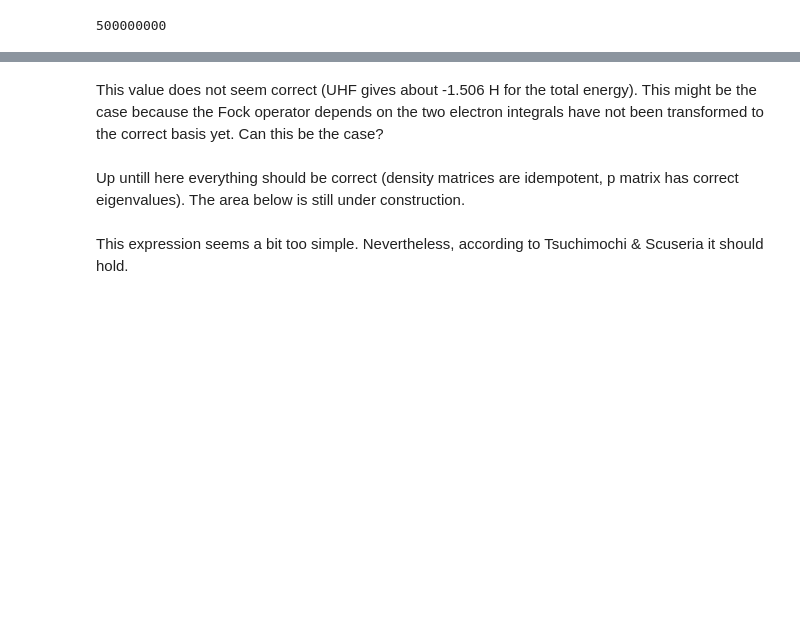
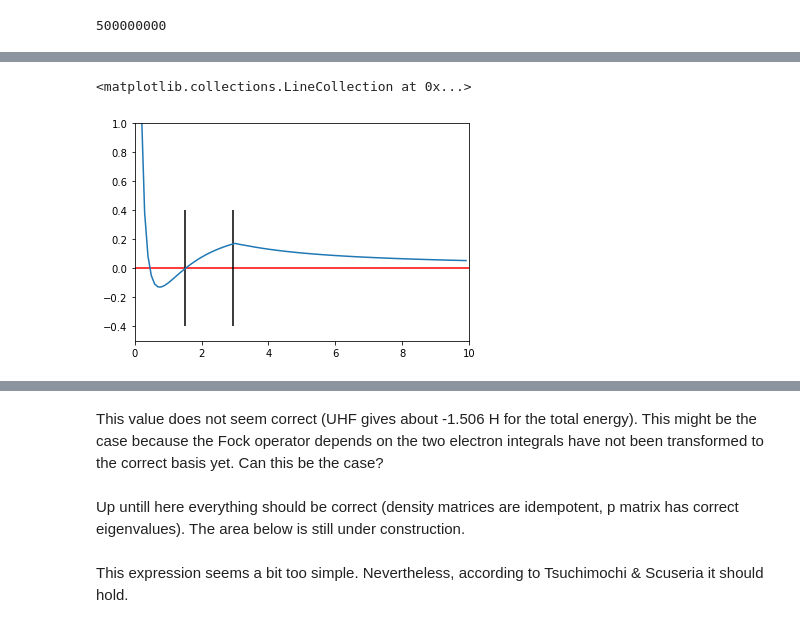
Before and after one commit to ruvdrsti/Bachelor_project, a Jupyter notebook: Recovery_notebook.ipynb, the cells around one changed output, grey strips where cells are left out. Cells and saved outputs as stored; diff of their text form; code cells hidden in the pictures; blank space fills up the shorter version.

```diff
--- a/Recovery_notebook.ipynb
+++ b/Recovery_notebook.ipynb
@@ -243,14 +179,34 @@ psi4.energy("scf")
+# %%
+psi4.set_options({'basis': "cc-pvdz"})
+distances = np.arange(0.2, 10, 0.1)
+atom = ConstrainedMolecule("""
+H
+""")
+E_elek_list = []
+E_total_list = []
+loglist = []
+
+E_H = atom.iteratinator()
+for distance in distances:
+    hydrogen = ConstrainedMolecule(
+    f"""
+    H 0 0 0
+    H {distance} 0 0
+
+    """)
+
+    E_total = hydrogen.iteratinator()
+    E = E_total - 2*E_H
+    logE = np.log(abs(E))
+    E_total_list.append(E_total - 2*E_H)
+    loglist.append(logE)
 # %%
-f_a = h1.id.displayFockMatrix('alpha')
-c = eigh(f_a, h1.id.overlap)[1]
-a = h1.id.getDensityMatrix("alpha")
-b = h1.id.getDensityMatrix("beta")
-p = (a + b)/2
-e = c.T.dot(p).dot(c)
-f1, f = eigh(e)
-f = f[:, ::-1]
-f_trans = c.T.dot(f_a).dot(c)
-f_no = f.T.dot(f_trans).dot(f)
-q = f.T.dot(e).dot(f)
-q[abs(q) < 1e-10] = 0
-q
+import matplotlib.pyplot as plt
+plt.plot(distances, E_total_list)
+plt.hlines(0, 0, 10, color="red")
+plt.axis([0, 10, -0.5, 1])
+plt.vlines(1.4925, -0.4, 0.4, color="black")
+plt.vlines(2.9412, -0.4, 0.4, color="black")
+# %% [output]
+<matplotlib.collections.LineCollection at 0x...>
+[figure, added]
```
Also changed, not shown: parts of 12 cells of this notebook.
